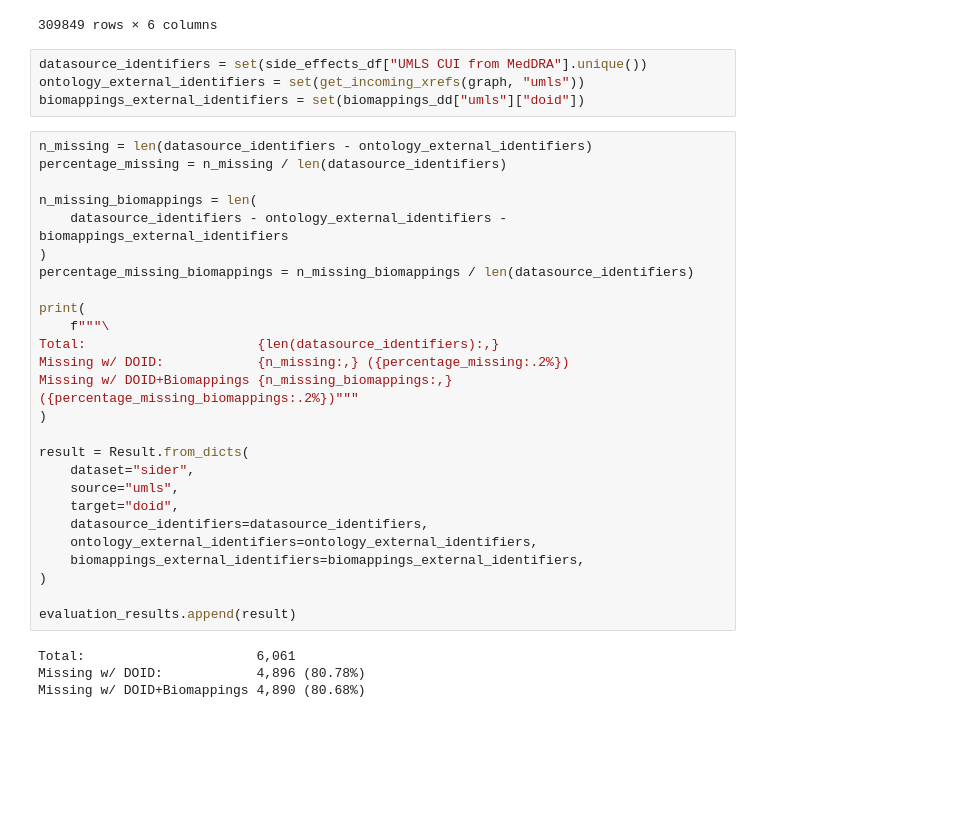
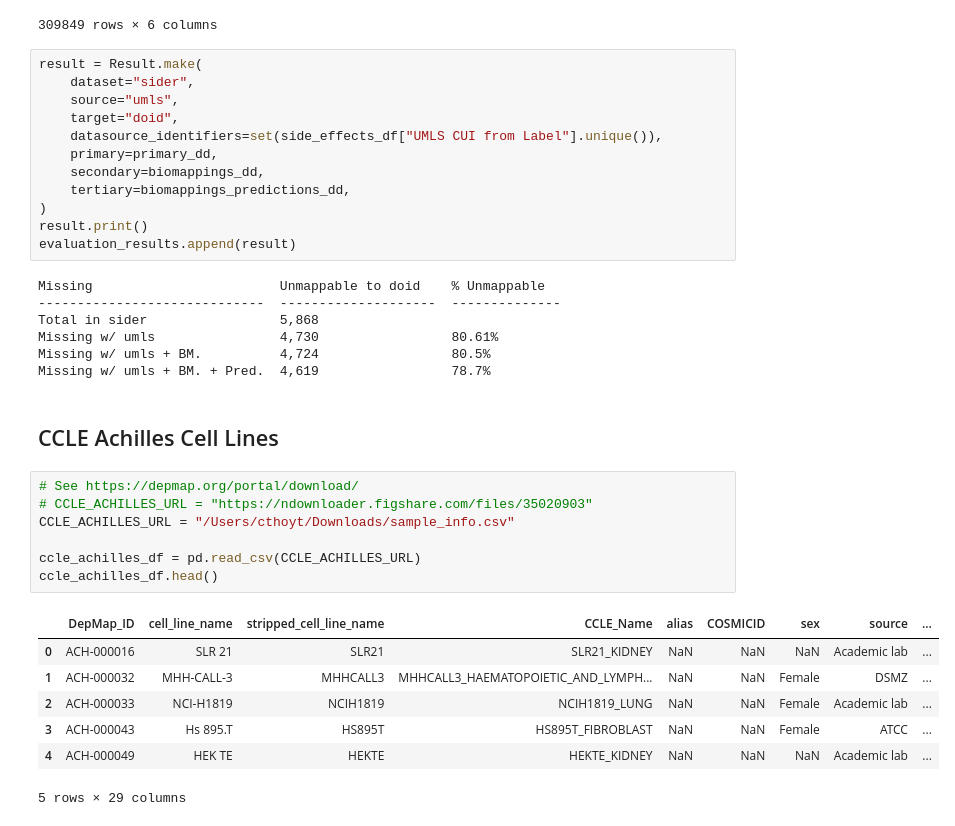
Before and after one commit to biopragmatics/biomappings, a Jupyter notebook: notebooks/Evaluation.ipynb, the cells around one changed output. Drawn from its saved outputs; the diff is of its cells as text; blank space fills up the shorter version.

```diff
--- a/notebooks/Evaluation.ipynb
+++ b/notebooks/Evaluation.ipynb
@@ -280,36 +531,38 @@ side_effects_df
 | 309848 | CID171306834 | CID071306834 | C3665596 | PT | C0347390 | ... |
 309849 rows × 6 columns
 # %%
-datasource_identifiers = set(side_effects_df["UMLS CUI from MedDRA"].unique())
-ontology_external_identifiers = set(get_incoming_xrefs(graph, "umls"))
-biomappings_external_identifiers = set(biomappings_dd["umls"]["doid"])
+result = Result.make(
+    dataset="sider",
+    source="umls",
+    target="doid",
+    datasource_identifiers=set(side_effects_df["UMLS CUI from Label"].unique()),
+    primary=primary_dd,
+    secondary=biomappings_dd,
+    tertiary=biomappings_predictions_dd,
+)
+result.print()
+evaluation_results.append(result)
+# %% [output]
+Missing                        Unmappable to doid    % Unmappable
+-----------------------------  --------------------  --------------
+Total in sider                 5,868
+Missing w/ umls                4,730                 80.61%
+Missing w/ umls + BM.          4,724                 80.5%
+Missing w/ umls + BM. + Pred.  4,619                 78.7%
-# %%
-n_missing = len(datasource_identifiers - ontology_external_identifiers)
-percentage_missing = n_missing / len(datasource_identifiers)
-
-n_missing_biomappings = len(
-    datasource_identifiers - ontology_external_identifiers - biomappings_external_identifiers
-)
-percentage_missing_biomappings = n_missing_biomappings / len(datasource_identifiers)
-
-print(
-    f"""\
-Total:                      {len(datasource_identifiers):,}
-Missing w/ DOID:            {n_missing:,} ({percentage_missing:.2%})
-Missing w/ DOID+Biomappings {n_missing_biomappings:,} ({percentage_missing_biomappings:.2%})"""
-)
-
-result = Result.from_dicts(
-    dataset="sider",
-    source="umls",
-    target="doid",
-    datasource_identifiers=datasource_identifiers,
-    ontology_external_identifiers=ontology_external_identifiers,
-    biomappings_external_identifiers=biomappings_external_identifiers,
-)
-
-evaluation_results.append(result)
-# %% [output]
-Total:                      6,061
-Missing w/ DOID:            4,896 (80.78%)
-Missing w/ DOID+Biomappings 4,890 (80.68%)
+# %% [markdown]
+## CCLE Achilles Cell Lines
+# %%
+# See https://depmap.org/portal/download/
+# CCLE_ACHILLES_URL = "https://ndownloader.figshare.com/files/35020903"
+CCLE_ACHILLES_URL = "/Users/cthoyt/Downloads/sample_info.csv"
+
+ccle_achilles_df = pd.read_csv(CCLE_ACHILLES_URL)
+ccle_achilles_df.head()
+# %% [output]
+|  | DepMap_ID | cell_line_name | stripped_cell_line_name | CCLE_Name | alias | COSMICID | sex | source | ... |
+| 0 | ACH-000016 | SLR 21 | SLR21 | SLR21_KIDNEY | NaN | NaN | NaN | Academic lab | ... |
+| 1 | ACH-000032 | MHH-CALL-3 | MHHCALL3 | MHHCALL3_HAEMATOPOIETIC_AND_LYMPH... | NaN | NaN | Female | DSMZ | ... |
+| 2 | ACH-000033 | NCI-H1819 | NCIH1819 | NCIH1819_LUNG | NaN | NaN | Female | Academic lab | ... |
+| 3 | ACH-000043 | Hs 895.T | HS895T | HS895T_FIBROBLAST | NaN | NaN | Female | ATCC | ... |
+| 4 | ACH-000049 | HEK TE | HEKTE | HEKTE_KIDNEY | NaN | NaN | NaN | Academic lab | ... |
+5 rows × 29 columns
```
Also changed, not shown: parts of 30 cells of this notebook.
